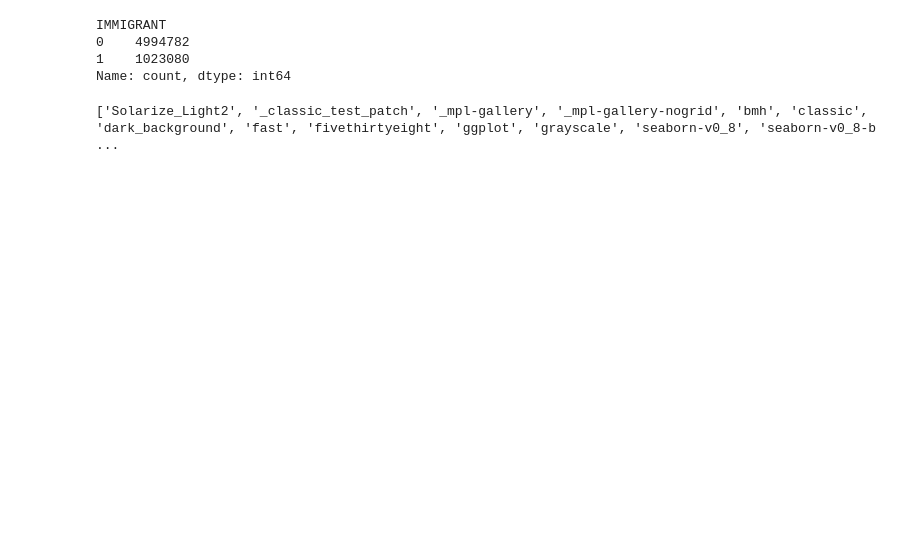
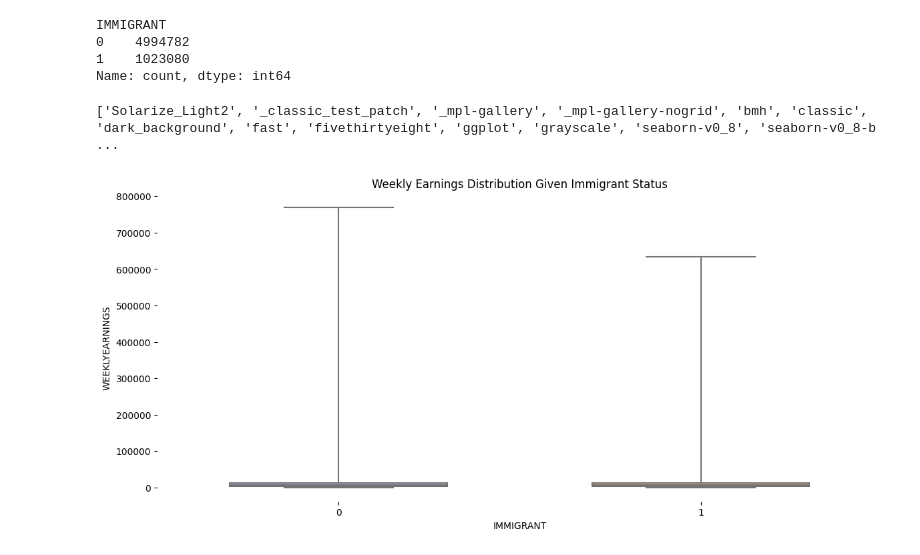
Before and after one commit to GarettKaube/Statistics-MachineLearning, a Jupyter notebook: statistics/acs.ipynb, the cells around one changed output. Saved outputs shown, nothing was run; the diff lists cells and outputs as text; code cells hidden in the pictures; blank space fills up the shorter version.

```diff
--- a/statistics/acs.ipynb
+++ b/statistics/acs.ipynb
@@ -172,8 +173,15 @@ SELECT ID, YEAR, NCHILD, NCHLT5, MARST,
 #     IF(EMPSTAT=1 AND UHRSWORK > 0 AND WRKLSTWK=1 AND INCWAGE>0, INCWAGE/WKSWORK2, NULL) AS WEEKLYEARNINGS
 # %%
 # create weekly earnings variable
-sql_clean2 = """
-WITH acs_cleaned as ({})
-SELECT *, IF(EMPSTAT_NEW=1 AND UHRSWORK_NEW > 0 AND WRKLSTWK_NEW=1 AND INCWAGE_NEW>0, INCWAGE_NEW/WKSWORK2, NULL) AS WEEKLYEARNINGS
-FROM acs_cleaned
-""".format(sql_clean)
+def clean_acs_data():
+    sql_clean2 = """
+    WITH acs_cleaned as ({})
+    SELECT *, IF(EMPSTAT_NEW=1 AND UHRSWORK_NEW > 0 AND WRKLSTWK_NEW=1 AND INCWAGE_NEW>0, INCWAGE_NEW/WKSWORK2, NULL) AS WEEKLYEARNINGS
+    FROM acs_cleaned
+    """.format(sql_clean)
+    # convert sql_clean query into a pandas data frame
+    df = pd.read_sql(sql_clean2, db)
+    print(df.head())
+    print("Shape: {}".format(df.shape))
+    return df
+df = clean_acs_data()
@@ -301,3 +322,13 @@ Name: count, dtype: int64
 print(plt.style.available)
 # %% [output]
 ['Solarize_Light2', '_classic_test_patch', '_mpl-gallery', '_mpl-gallery-nogrid', 'bmh', 'classic', 'dark_background', 'fast', 'fivethirtyeight', 'ggplot', 'grayscale', 'seaborn-v0_8', 'seaborn-v0_8-b ...
+# %%
+def weeklyEarningsBoxPlot(ax):
+    modify_axis(ax, grid = False)
+    sns.boxplot(x='IMMIGRANT', y='WEEKLYEARNINGS', data=df, whis=[0, 100], width=.6, palette="pastel", ax=ax)
+    ax.set_title("Weekly Earnings Distribution Given Immigrant Status")
+
+fig, ax = plt.subplots(figsize=(14, 6), dpi=100)
+weeklyEarningsBoxPlot(ax)
+# %% [output]
+[figure, added]
```
Also changed, not shown: parts of 14 cells of this notebook.
